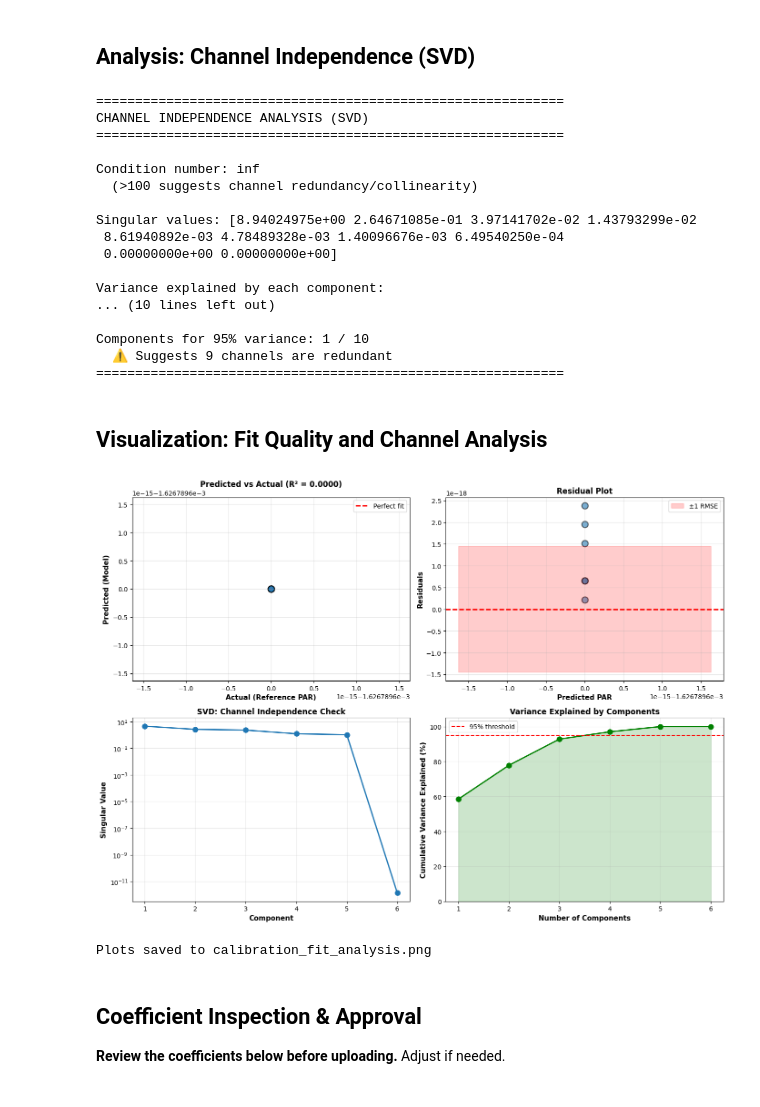
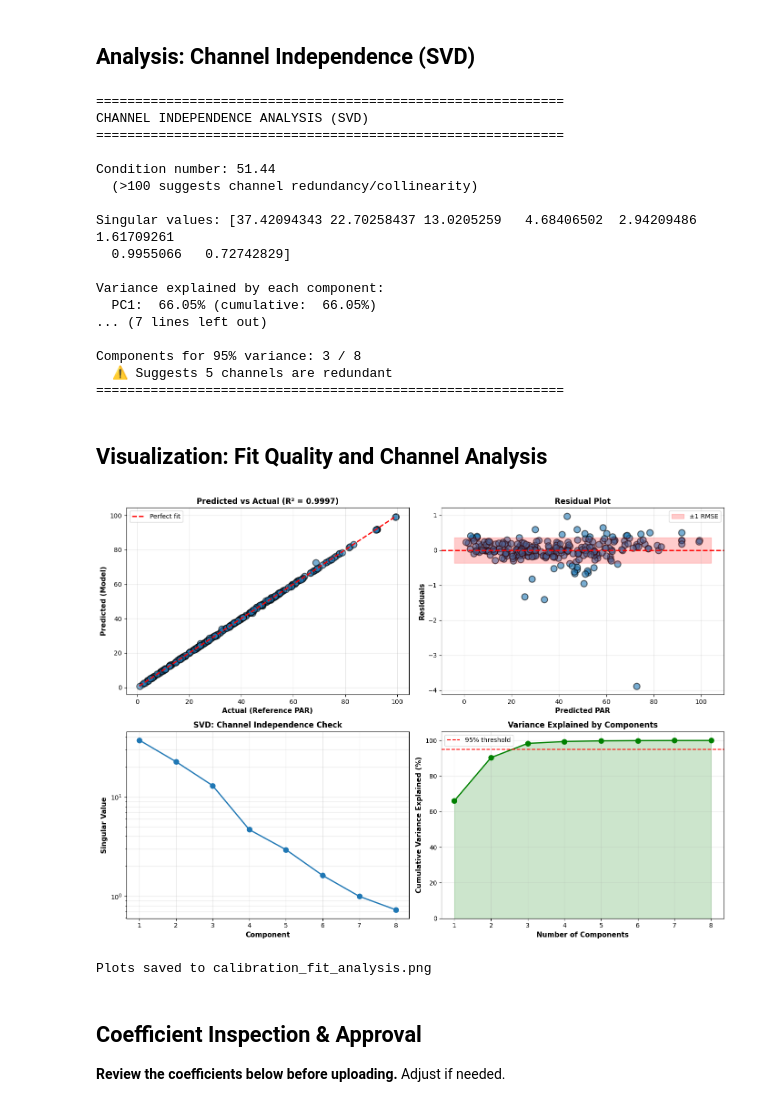
Before and after one commit to Jan-IngenHousz-Institute/miniPar, a Jupyter notebook: Scripts/calibrate_spec_notebook.ipynb, the cells around one changed output. Drawn from its saved outputs; the diff is of its cells as text; code cells hidden in the pictures.

Commit message:
update of notebook for the multiple filter regression test

```diff
--- a/Scripts/calibrate_spec_notebook.ipynb
+++ b/Scripts/calibrate_spec_notebook.ipynb
@@ -467,8 +447,13 @@ Coefficients:
 # %% [markdown]
 ## Analysis: Channel Independence (SVD)
 # %%
-# Perform SVD on normalized spectral data
-X_normalized = (X - X.mean(axis=0)) / (X.std(axis=0) + 1e-10)
+X, y, df = load_manual_regression(csv_path, manual_channel_names)
+X = X[:, :8]  # Use only the first 8 channels for regression
+X_manual = X
+y_manual = y
+
+# Perform SVD on normalized manual regression spectral data
+X_normalized = (X_manual - X_manual.mean(axis=0)) / (X_manual.std(axis=0) + 1e-10)
 U, singular_values, Vt = np.linalg.svd(X_normalized, full_matrices=False)
 
 # Compute condition number and variance explained
@@ -498,28 +483,28 @@ print("=" * 60)
 CHANNEL INDEPENDENCE ANALYSIS (SVD)
 ============================================================
 
-Condition number: inf
+Condition number: 51.44
   (>100 suggests channel redundancy/collinearity)
 
-Singular values: [8.94024975e+00 2.64671085e-01 3.97141702e-02 1.43793299e-02
- 8.61940892e-03 4.78489328e-03 1.40096676e-03 6.49540250e-04
- 0.00000000e+00 0.00000000e+00]
+Singular values: [37.42094343 22.70258437 13.0205259   4.68406502  2.94209486  1.61709261
+  0.9955066   0.72742829]
 
 Variance explained by each component:
-... (10 lines left out)
+  PC1:  66.05% (cumulative:  66.05%)
+... (7 lines left out)
 
-Components for 95% variance: 1 / 10
-  ⚠ Suggests 9 channels are redundant
+Components for 95% variance: 3 / 8
+  ⚠ Suggests 5 channels are redundant
 ============================================================
 # %% [markdown]
 ## Visualization: Fit Quality and Channel Analysis
 # %%
 fig, axes = plt.subplots(2, 2, figsize=(14, 10))
 
-# Plot 1: Predicted vs Actual
+# Plot 1: Predicted vs Actual using manually collected data
 ax = axes[0, 0]
-ax.scatter(y, y_pred, s=100, alpha=0.6, edgecolors='k', linewidth=1.5)
-lims = [np.min([y.min(), y_pred.min()]), np.max([y.max(), y_pred.max()])]
+ax.scatter(y_manual, y_pred, s=100, alpha=0.6, edgecolors='k', linewidth=1.5)
+lims = [np.min([y_manual.min(), y_pred.min()]), np.max([y_manual.max(), y_pred.max()])]
 ax.plot(lims, lims, 'r--', lw=2, label='Perfect fit')
 ax.set_xlabel('Actual (Reference PAR)', fontsize=11, fontweight='bold')
 ax.set_ylabel('Predicted (Model)', fontsize=11, fontweight='bold')
@@ -527,9 +512,9 @@ ax.set_title(f'Predicted vs Actual (R² = {r2:.4f})', fontsize=12, fontweight='b
 ax.grid(True, alpha=0.3)
 ax.legend()
 
-# Plot 2: Residuals
+# Plot 2: Residuals for manually collected data
 ax = axes[0, 1]
-residuals_data = y - y_pred
+residuals_data = y_manual - y_pred
 ax.scatter(y_pred, residuals_data, s=100, alpha=0.6, edgecolors='k', linewidth=1.5)
 ax.axhline(y=0, color='r', linestyle='--', lw=2)
 ax.fill_between(ax.get_xlim(), -rmse, rmse, alpha=0.2, color='red', label=f'±1 RMSE')
@@ -538,34 +523,34 @@ ax.set_ylabel('Residuals', fontsize=11, fontweight='bold')
 ax.set_title('Residual Plot', fontsize=12, fontweight='bold')
 ax.grid(True, alpha=0.3)
 ax.legend()
 
 # Plot 3: Singular Values (log scale)
 ax = axes[1, 0]
 ax.semilogy(np.arange(1, len(singular_values)+1), singular_values, 'o-', linewidth=2, markersize=8)
 ax.set_xlabel('Component', fontsize=11, fontweight='bold')
 ax.set_ylabel('Singular Value', fontsize=11, fontweight='bold')
 ax.set_title('SVD: Channel Independence Check', fontsize=12, fontweight='bold')
 ax.grid(True, alpha=0.3, which='both')
 
 # Plot 4: Cumulative Variance Explained
 ax = axes[1, 1]
 ax.plot(np.arange(1, len(cumulative_variance)+1), cumulative_variance*100, 'o-', linewidth=2, markersize=8, color='green')
 ax.axhline(y=95, color='r', linestyle='--', lw=1.5, label='95% threshold')
 ax.fill_between(np.arange(1, len(cumulative_variance)+1), 0, cumulative_variance*100, alpha=0.2, color='green')
 ax.set_xlabel('Number of Components', fontsize=11, fontweight='bold')
 ax.set_ylabel('Cumulative Variance Explained (%)', fontsize=11, fontweight='bold')
 ax.set_title('Variance Explained by Components', fontsize=12, fontweight='bold')
 ax.set_ylim([0, 105])
 ax.grid(True, alpha=0.3)
 ax.legend()
 
 plt.tight_layout()
 plt.savefig('calibration_fit_analysis.png', dpi=100, bbox_inches='tight')
 plt.show()
 
 print("Plots saved to calibration_fit_analysis.png")
 # %% [output]
-[figure, old version]
+[figure, new version]
 Plots saved to calibration_fit_analysis.png
 # %% [markdown]
 ## Coefficient Inspection & Approval
```
Also changed, not shown: parts of 10 cells of this notebook.
